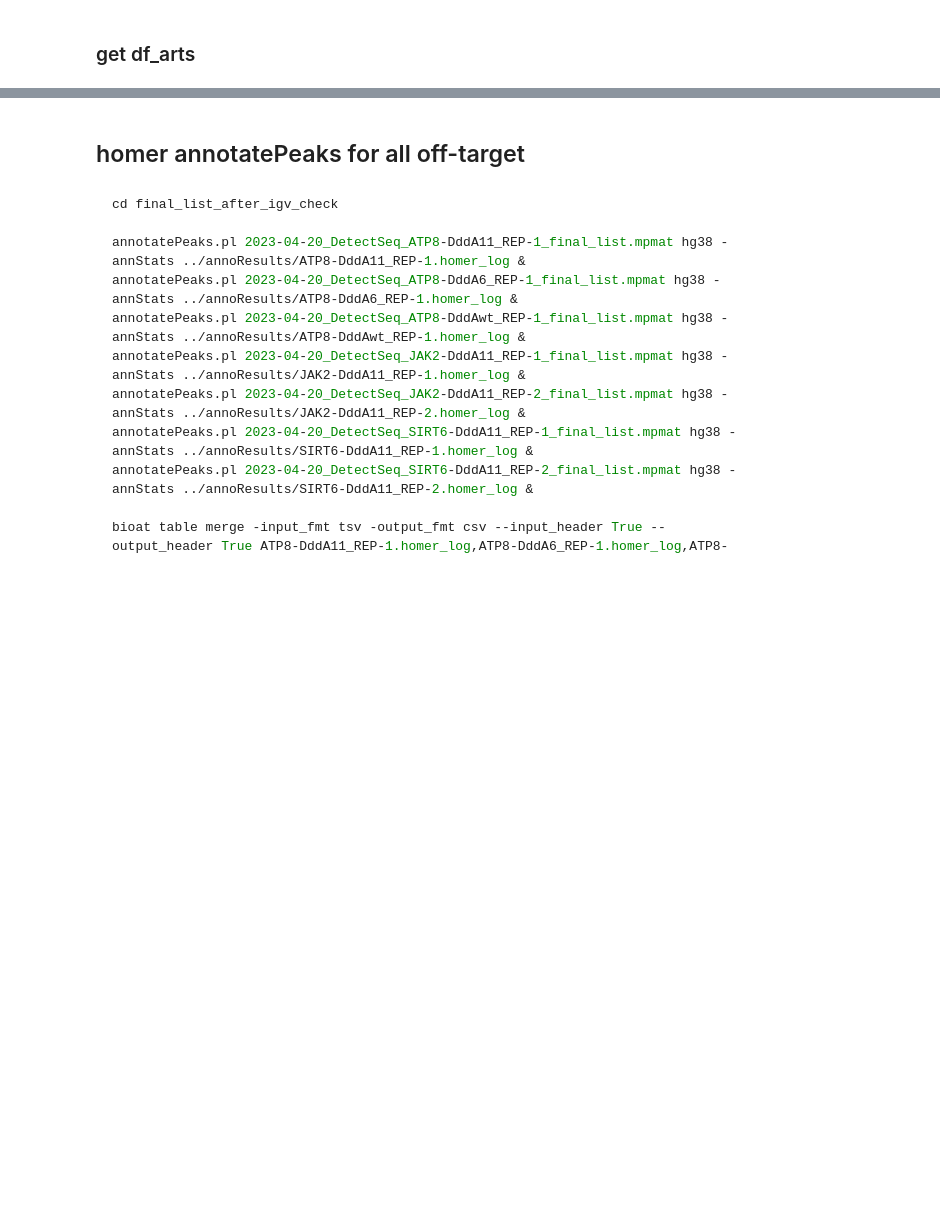
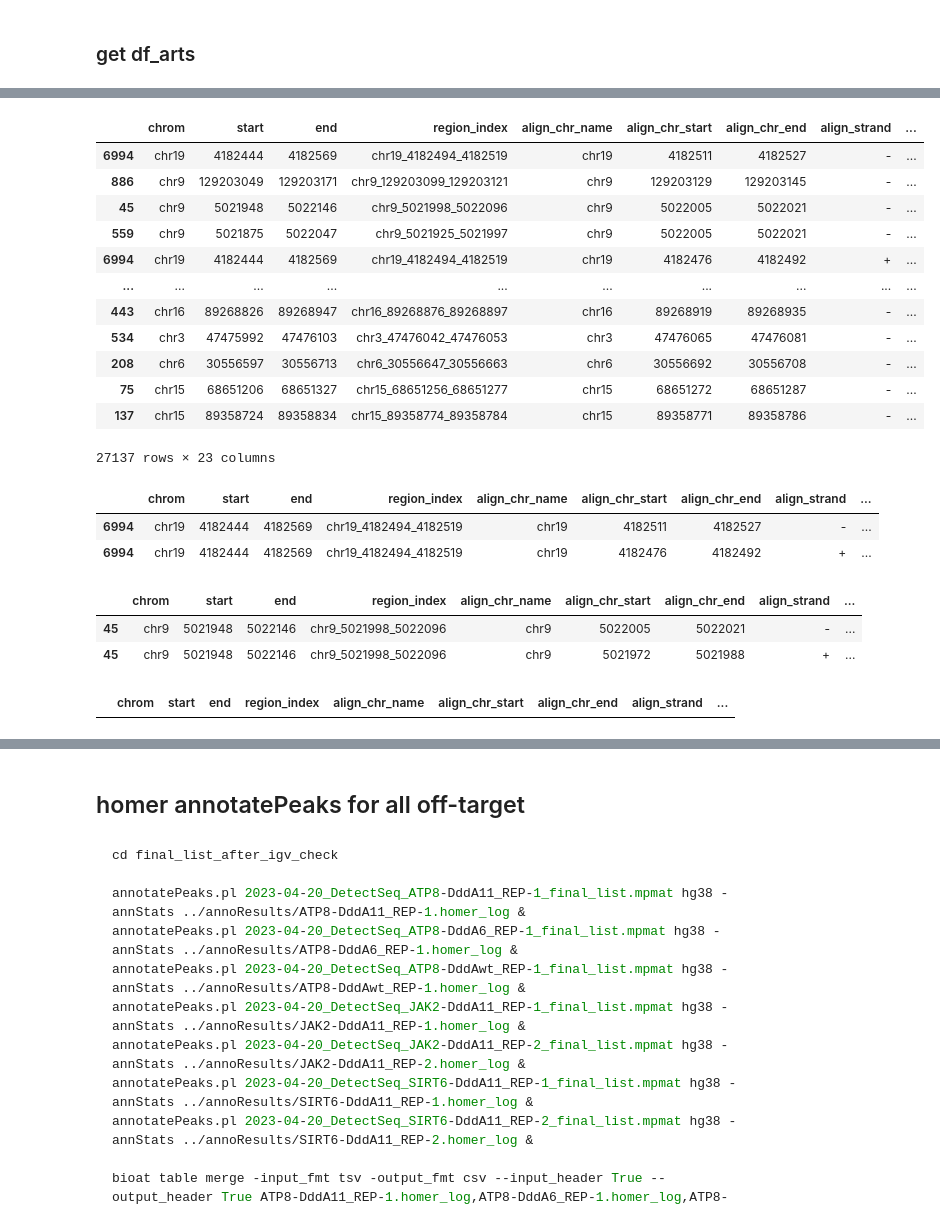
Before and after one commit to hermanzhaozzzz/snakepipes_detect-seq, a Jupyter notebook: step.08.Basic_analysis_for_final-off-targets.ipynb, the cells around one changed output, grey strips where cells are left out. Cells and saved outputs as stored; diff of their text form; code cells hidden in the pictures; blank space fills up the shorter version.

```diff
--- a/step.08.Basic_analysis_for_final-off-targets.ipynb
+++ b/step.08.Basic_analysis_for_final-off-targets.ipynb
@@ -332,0 +383,28 @@ df_arts.head()
+# %%
+df_arts = df_arts.sort_values(
+    by='align_score',
+    ascending=False
+).drop_duplicates(  # 去除multialignment
+    subset=[
+        'region_index',  # 信号位点相同
+        'align_chr_name',  # TALE align位置相同
+        'align_chr_start',
+        'align_chr_end',
+    ],
+    keep='first'
+).copy()
+df_arts
+# %% [output]
+|  | chrom | start | end | region_index | align_chr_name | align_chr_start | align_chr_end | align_strand | ... |
+| 6994 | chr19 | 4182444 | 4182569 | chr19_4182494_4182519 | chr19 | 4182511 | 4182527 | - | ... |
+| 886 | chr9 | 129203049 | 129203171 | chr9_129203099_129203121 | chr9 | 129203129 | 129203145 | - | ... |
+| 45 | chr9 | 5021948 | 5022146 | chr9_5021998_5022096 | chr9 | 5022005 | 5022021 | - | ... |
+| 559 | chr9 | 5021875 | 5022047 | chr9_5021925_5021997 | chr9 | 5022005 | 5022021 | - | ... |
+| 6994 | chr19 | 4182444 | 4182569 | chr19_4182494_4182519 | chr19 | 4182476 | 4182492 | + | ... |
+| ... | ... | ... | ... | ... | ... | ... | ... | ... | ... |
+| 443 | chr16 | 89268826 | 89268947 | chr16_89268876_89268897 | chr16 | 89268919 | 89268935 | - | ... |
+| 534 | chr3 | 47475992 | 47476103 | chr3_47476042_47476053 | chr3 | 47476065 | 47476081 | - | ... |
+| 208 | chr6 | 30556597 | 30556713 | chr6_30556647_30556663 | chr6 | 30556692 | 30556708 | - | ... |
+| 75 | chr15 | 68651206 | 68651327 | chr15_68651256_68651277 | chr15 | 68651272 | 68651287 | - | ... |
+| 137 | chr15 | 89358724 | 89358834 | chr15_89358774_89358784 | chr15 | 89358771 | 89358786 | - | ... |
+27137 rows × 23 columns
@@ -332,0 +418,18 @@ df_arts.head()
+# %%
+df_arts.query('region_index=="chr19_4182494_4182519"')
+# %% [output]
+|  | chrom | start | end | region_index | align_chr_name | align_chr_start | align_chr_end | align_strand | ... |
+| 6994 | chr19 | 4182444 | 4182569 | chr19_4182494_4182519 | chr19 | 4182511 | 4182527 | - | ... |
+| 6994 | chr19 | 4182444 | 4182569 | chr19_4182494_4182519 | chr19 | 4182476 | 4182492 | + | ... |
+# %%
+df_arts.query('region_index=="chr9_5021998_5022096"')
+# %% [output]
+|  | chrom | start | end | region_index | align_chr_name | align_chr_start | align_chr_end | align_strand | ... |
+| 45 | chr9 | 5021948 | 5022146 | chr9_5021998_5022096 | chr9 | 5022005 | 5022021 | - | ... |
+| 45 | chr9 | 5021948 | 5022146 | chr9_5021998_5022096 | chr9 | 5021972 | 5021988 | + | ... |
+# %%
+# 没有chrM的off？
+# 以后再看看是不是系统性的丢了？
+df_arts.sort_values(by='align_score', ascending=False).query('align_chr_name=="chrM"')
+# %% [output]
+|  | chrom | start | end | region_index | align_chr_name | align_chr_start | align_chr_end | align_strand | ... |
```
Also changed, not shown: parts of 104 cells of this notebook.
